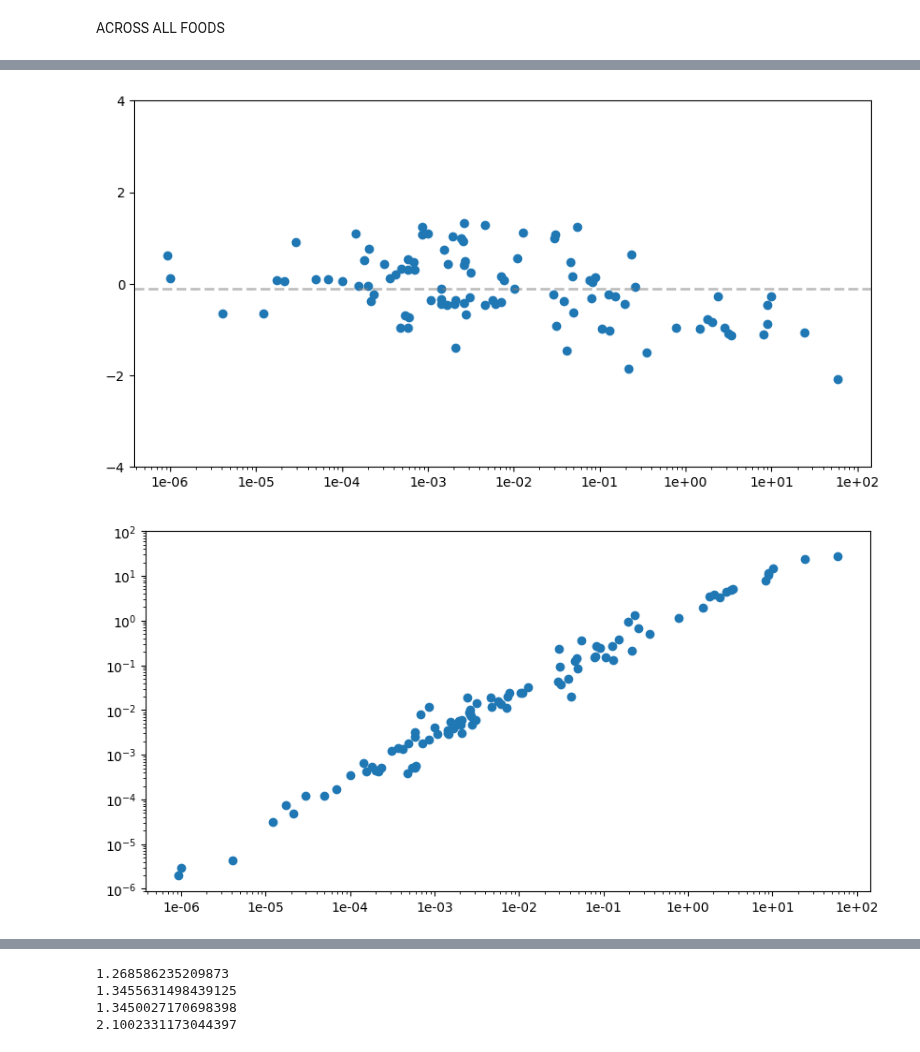
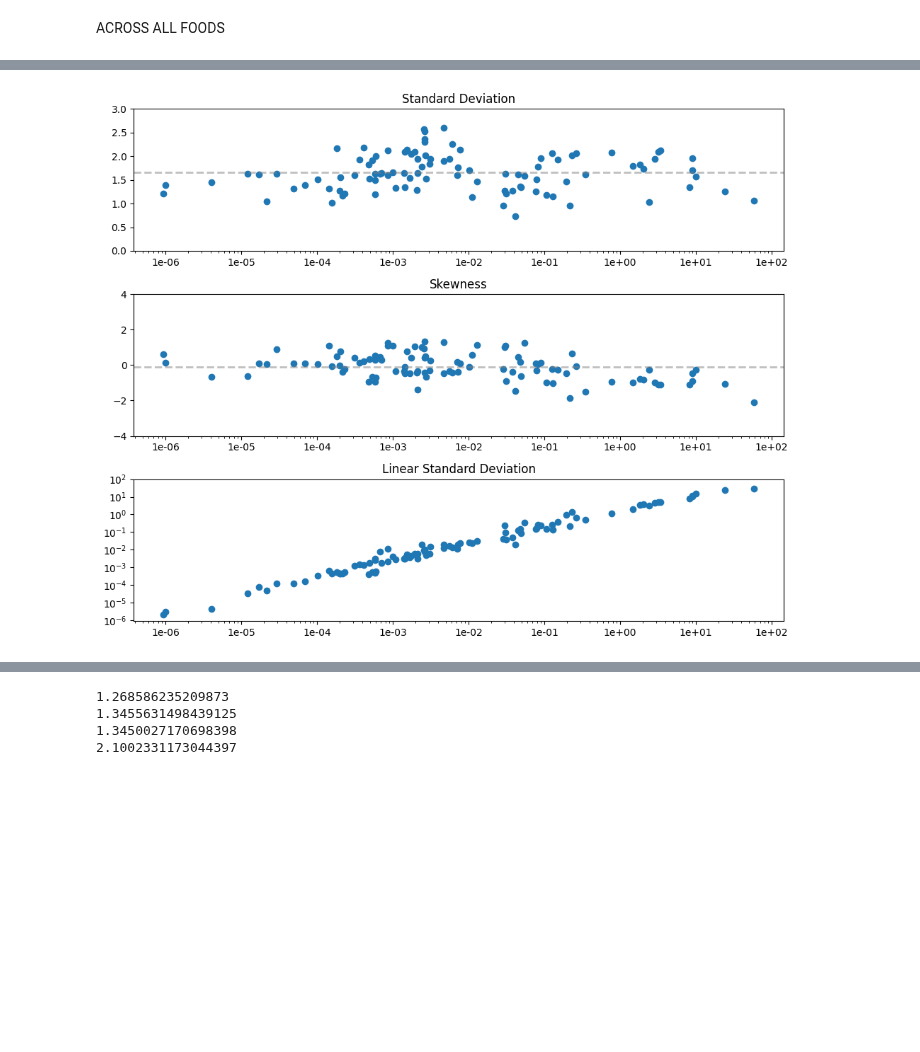
Before and after one commit to oberoir080/NutrientEDA, a Jupyter notebook: FNDDS Analysis/CSV_Generator_py/Figures.ipynb, the cells around one changed output, grey strips where cells are left out. Cells and saved outputs as stored; diff of their text form; code cells hidden in the pictures; blank space fills up the shorter version.

Commit message:
Created subplots, added average count of nutrients in a food

```diff
--- a/FNDDS Analysis/CSV_Generator_py/Figures.ipynb
+++ b/FNDDS Analysis/CSV_Generator_py/Figures.ipynb
@@ -442,20 +415,6 @@ for code,nutrient in nutrient_code.items():
     x_mun.append(linear_average_concentration(data_list,code))
 
 figure2_c = pd.DataFrame(list(zip(x_mun, y_skew)), columns =['Linear Average Concentration', 'Skewness'])
-# %%
-
-avg_skew = np.mean(y_skew)
-plt.figure(figsize=(10, 5))
-plt.scatter(figure2_c['Linear Average Concentration'], figure2_c['Skewness'], marker='o')
-x_ticks = [10**i for i in range(-6, 3)]
-y_ticks = np.arange(start=-4, stop=6, step=2)
-plt.xscale('log')
-plt.axhline(y=avg_skew, color='grey', linestyle='--', linewidth=2,alpha=0.5)
-plt.xticks(x_ticks, [f"{val:.0e}" for val in x_ticks])
-plt.yticks(y_ticks)
-plt.show()
-# %% [output]
-[figure, removed]
 # %%
 x_mun = []
 y_lin_sd = []
@@ -464,18 +423,42 @@ for code,nutrient in nutrient_code.items():
     x_mun.append(linear_average_concentration(data_list,code))
 
 figure2_d = pd.DataFrame(list(zip(x_mun, y_lin_sd)), columns =['Linear Average Concentration', 'Linear Standard Deviation'])
-# %%
-# avg_skew = np.mean(y_skew)
-plt.figure(figsize=(10, 5))
-plt.scatter(figure2_d['Linear Average Concentration'], figure2_d['Linear Standard Deviation'], marker='o')
-x_ticks = [10**i for i in range(-6, 3)]
-y_ticks = [10**i for i in range(-6, 3)]
-plt.xscale('log')
-plt.yscale('log')
-# plt.axhline(y=avg_skew, color='grey', linestyle='--', linewidth=2,alpha=0.5)
-plt.xticks(x_ticks, [f"{val:.0e}" for val in x_ticks])
-# plt.xticks(x_ticks, [f"{val:.0e}" for val in x_ticks])
-plt.yticks(y_ticks)
-plt.show()
-# %% [output]
-[figure, removed]
+# %%
+
+avg_sd = np.mean(y)
+avg_skew = np.mean(y_skew)
+
+fig, axes = plt.subplots(3, 1, figsize=(10, 8))
+
+# Plot for Standard Deviation
+axes[0].scatter(figure2_b['Linear Average Concentration'], figure2_b['Standard Deviation'], marker='o')
+axes[0].set_xscale('log')
+axes[0].axhline(y=avg_sd, color='grey', linestyle='--', linewidth=2, alpha=0.5)
+axes[0].set_xticks([10**i for i in range(-6, 3)])
+axes[0].set_xticklabels([f"{val:.0e}" for val in x_ticks])
+axes[0].set_yticks(np.arange(start=0, stop=3.5, step=0.5))
+axes[0].set_title('Standard Deviation')
+
+# Plot for Skewness
+axes[1].scatter(figure2_c['Linear Average Concentration'], figure2_c['Skewness'], marker='o')
+axes[1].set_xscale('log')
+axes[1].axhline(y=avg_skew, color='grey', linestyle='--', linewidth=2, alpha=0.5)
+axes[1].set_xticks([10**i for i in range(-6, 3)])
+axes[1].set_xticklabels([f"{val:.0e}" for val in x_ticks])
+axes[1].set_yticks(np.arange(start=-4, stop=6, step=2))
+axes[1].set_title('Skewness')
+
+# Plot for Linear Standard Deviation
+axes[2].scatter(figure2_d['Linear Average Concentration'], figure2_d['Linear Standard Deviation'], marker='o')
+axes[2].set_xscale('log')
+axes[2].set_yscale('log')
+axes[2].set_xticks([10**i for i in range(-6, 3)])
+axes[2].set_xticklabels([f"{val:.0e}" for val in x_ticks])
+axes[2].set_yticks([10**i for i in range(-6, 3)])
+axes[2].set_title('Linear Standard Deviation')
+
+# Display the subplots
+plt.tight_layout()
+plt.show()
+# %% [output]
+[figure, added]
```
Also changed, not shown: parts of 6 cells of this notebook, 1 other file.
